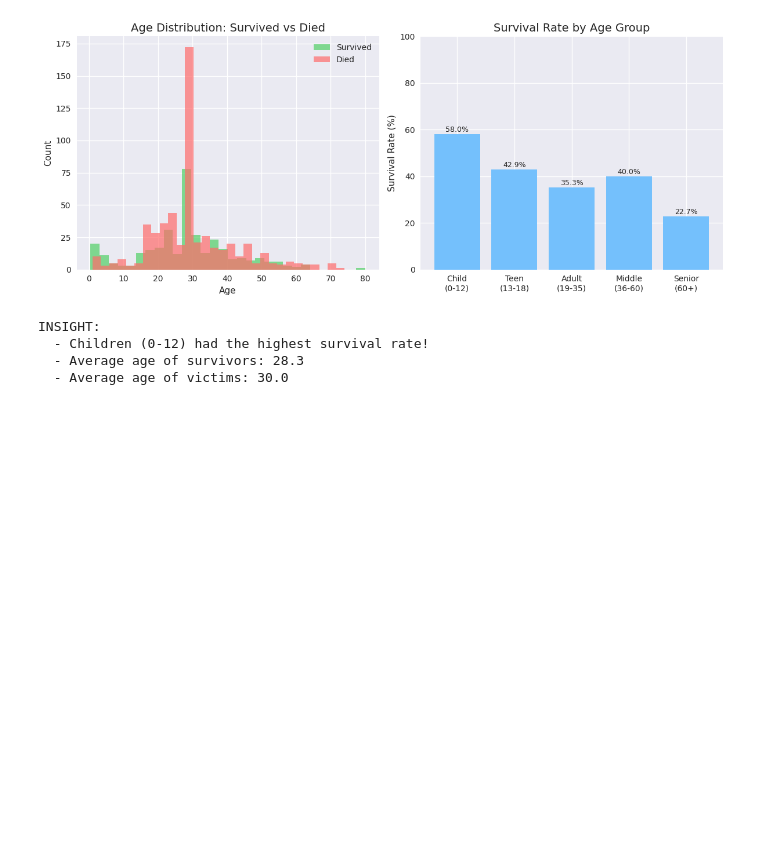
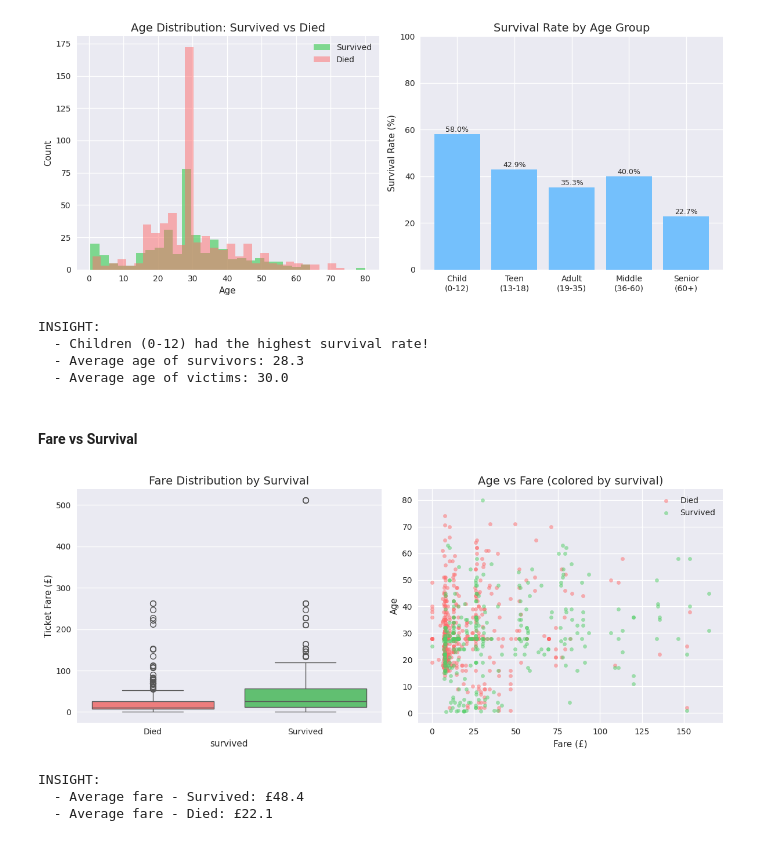
Before and after one commit to AminEfaf/data-science-portfolio, a Jupyter notebook: project-1-titanic/titanic_eda.ipynb, the cells around one changed output. Drawn from its saved outputs; the diff is of its cells as text; code cells hidden in the pictures; blank space fills up the shorter version.

```diff
--- a/project-1-titanic/titanic_eda.ipynb
+++ b/project-1-titanic/titanic_eda.ipynb
@@ -304,3 +305,48 @@ INSIGHT:
   - Children (0-12) had the highest survival rate!
   - Average age of survivors: 28.3
   - Average age of victims: 30.0
+# %% [markdown]
+#### Fare vs Survival
+# %%
+plt.figure(figsize=(12, 5))
+
+plt.subplot(1, 2, 1)
+
+sns.boxplot(
+    data=df_clean,
+    x='survived',
+    y='fare',
+    hue='survived',
+    palette={0: '#ff6b6b', 1: '#51cf66'},
+    legend=False
+)
+
+plt.xticks([0, 1], ['Died', 'Survived'])
+plt.title('Fare Distribution by Survival', fontsize=14)
+plt.ylabel('Ticket Fare (£)')
+
+plt.subplot(1, 2, 2)
+# Remove extreme outliers for better visualization
+df_fare = df_clean[df_clean['fare'] < 200]
+plt.scatter(df_fare[df_fare['survived']==0]['fare'],
+           df_fare[df_fare['survived']==0]['age'],
+           alpha=0.5, color='#ff6b6b', label='Died', s=20)
+plt.scatter(df_fare[df_fare['survived']==1]['fare'],
+           df_fare[df_fare['survived']==1]['age'],
+           alpha=0.5, color='#51cf66', label='Survived', s=20)
+plt.xlabel('Fare (£)')
+plt.ylabel('Age')
+plt.title('Age vs Fare (colored by survival)', fontsize=14)
+plt.legend()
+
+plt.tight_layout()
+plt.show()
+
+print("INSIGHT: ")
+print(f"  - Average fare - Survived: £{df_clean[df_clean['survived']==1]['fare'].mean():.1f}")
+print(f"  - Average fare - Died: £{df_clean[df_clean['survived']==0]['fare'].mean():.1f}")
+# %% [output]
+[figure, added]
+INSIGHT:
+  - Average fare - Survived: £48.4
+  - Average fare - Died: £22.1
```
Also changed, not shown: parts of 8 cells of this notebook.
